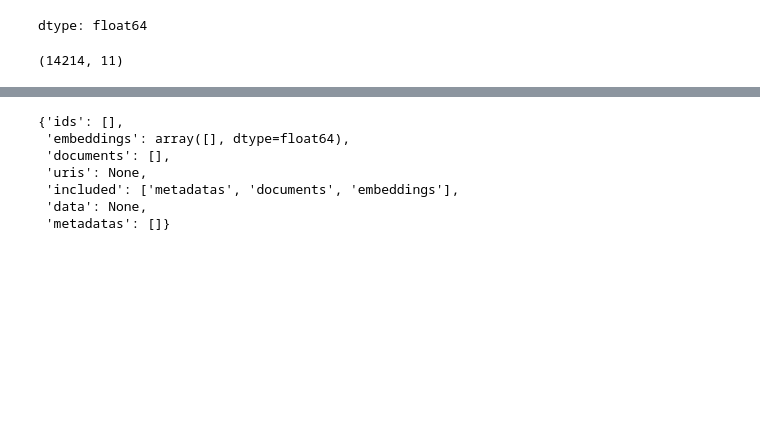
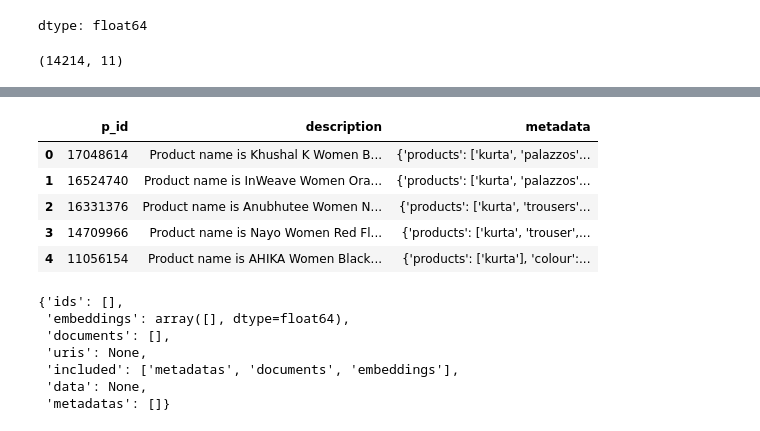
Before and after one commit to pkhlingam09/Fashion-Search-AI, a Jupyter notebook: Fashion_Search.ipynb, the cells around one changed output, grey strips where cells are left out. Cells and saved outputs as stored; diff of their text form; code cells hidden in the pictures; blank space fills up the shorter version.

```diff
--- a/Fashion_Search.ipynb
+++ b/Fashion_Search.ipynb
@@ -216,7 +216,16 @@ myntra.head(5)
 | 3 | 14709966 | http://assets.myntassets.com/asse... | Product name is Nayo Women Red Fl... | {'products': ['kurta', 'trouser',... | 206 |
 | 4 | 11056154 | http://assets.myntassets.com/asse... | Product name is AHIKA Women Black... | {'products': ['kurta'], 'colour':... | 113 |
 # %%
-# myntra = myntra[["p_id", "description", ""]]
+myntra = myntra[["p_id", "description", "metadata"]]
+# %%
+myntra.head(5)
+# %% [output]
+|  | p_id | description | metadata |
+| 0 | 17048614 | Product name is Khushal K Women B... | {'products': ['kurta', 'palazzos'... |
+| 1 | 16524740 | Product name is InWeave Women Ora... | {'products': ['kurta', 'palazzos'... |
+| 2 | 16331376 | Product name is Anubhutee Women N... | {'products': ['kurta', 'trousers'... |
+| 3 | 14709966 | Product name is Nayo Women Red Fl... | {'products': ['kurta', 'trouser',... |
+| 4 | 11056154 | Product name is AHIKA Women Black... | {'products': ['kurta'], 'colour':... |
 # %%
 # ____________________________________________________________________________________________  EDA and Data Cleaning Complete  ____________________________________________________________________________________________
 # __________________________________________________________________________________________________________________________________________________________________________________________________________________________
```
Also changed, not shown: parts of 1 cell of this notebook.
